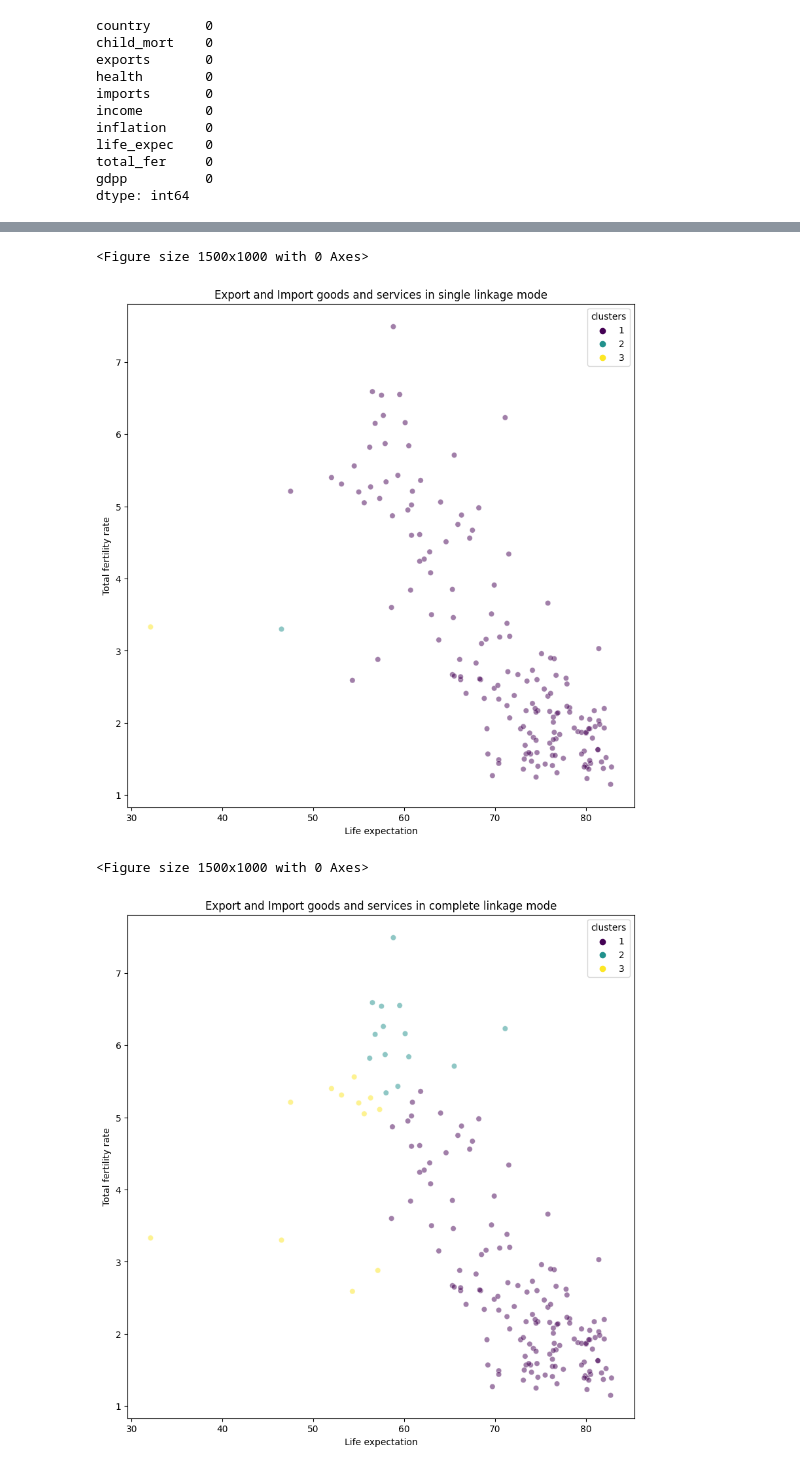
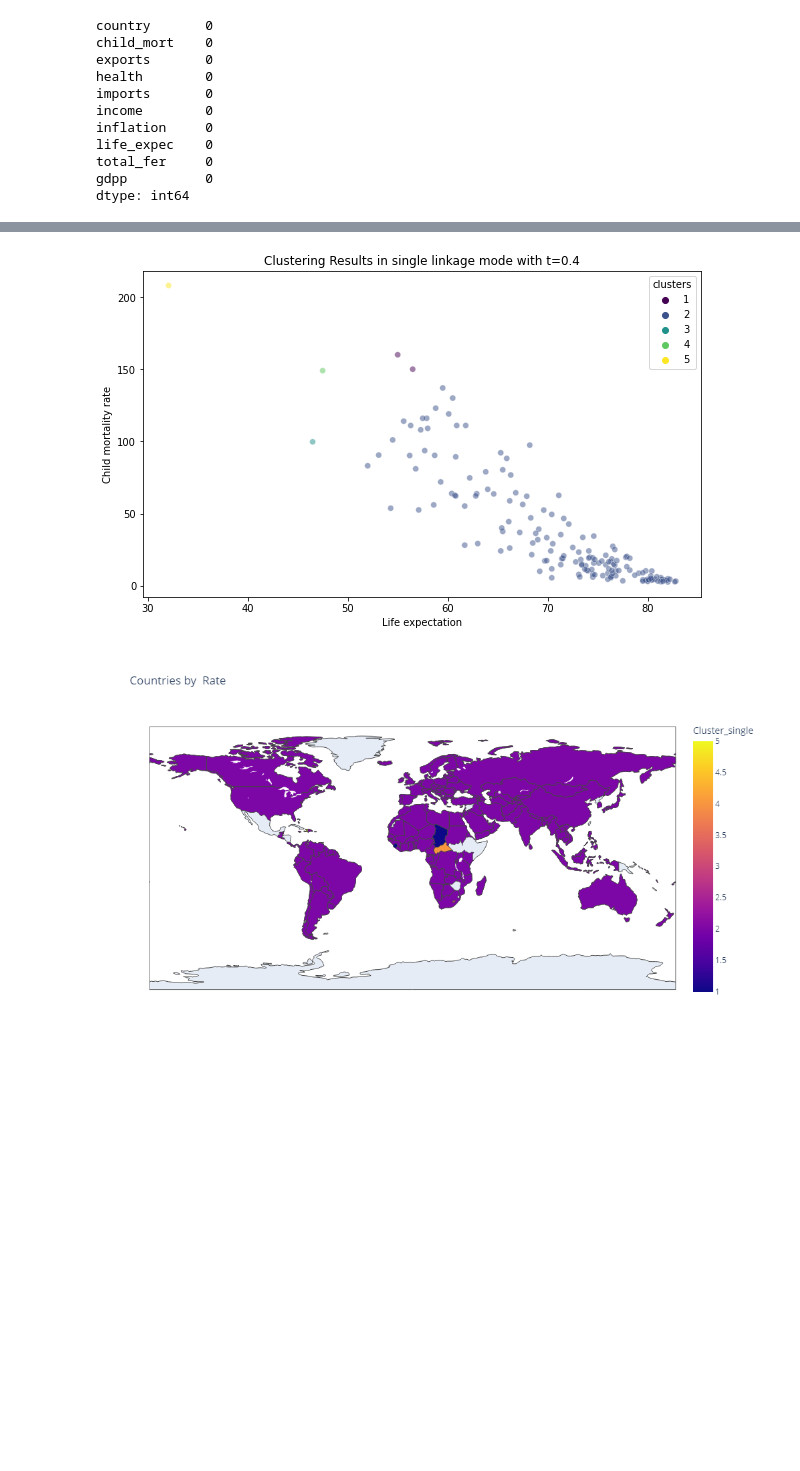
Before and after one commit to sahathat/dataSci, a Jupyter notebook: machineLearning/unsupervised/G7-Country-Datasets.ipynb, the cells around one changed output, grey strips where cells are left out. Cells and saved outputs as stored; diff of their text form; code cells hidden in the pictures; blank space fills up the shorter version.

Commit message:
update final version of clustering project

```diff
--- a/machineLearning/unsupervised/G7-Country-Datasets.ipynb
+++ b/machineLearning/unsupervised/G7-Country-Datasets.ipynb
@@ -85,0 +125,10 @@ plt.show()
+# %%
+df['country'] = df['country'].replace('Congo, Dem. Rep.', 'Democratic Republic of the Congo')
+df['country'] = df['country'].replace('Congo, Rep.', 'Republic of the Congo')
+df['country'] = df['country'].replace('''Cote d'Ivoire''', 'Ivory Coast')
+df['country'] = df['country'].replace('Lao', 'Laos')
+df['country'] = df['country'].replace('Macedonia, FYR', 'Macedonia')
+df['country'] = df['country'].replace('Micronesia, Fed. Sts.', 'Federated States of Micronesia')
+df['country'] = df['country'].replace('St. Vincent and the Grenadines', 'Saint Vincent and the Grenadines')
+df['country'] = df['country'].replace('St. Vincent and the Grenadines', 'Saint Vincent and the Grenadines')
+df['country'] = df['country'].replace('Timor-Leste', 'East Timor')
@@ -86,5 +149,5 @@ plt.show()
 # %%
-columns = ["life_expec","total_fer"]
+columns = ["life_expec","child_mort"]
 
 selected_df = df[columns].copy()
 selected_df
@@ -143,39 +205,43 @@ for method in methods:
 # %%
 # Determine the clusters using fcluster
 from scipy.cluster.hierarchy import fcluster
+import plotly.express as px
 
-
-max_d = [0.8,4,2,10]  # Adjust this value based on the dendrogram
+max_d = [0.4,4,2,10]  # Adjust this value based on the dendrogram
 i = 0
 
 cluster_df = df.copy()
-del cluster_df["country"]
 for method in methods:
     clusters = fcluster(linkage_col[method], t=max_d[i], criterion='distance')
 
     # Add the cluster labels to the DataFrame
     cluster_df['Cluster_'+method] = clusters
 
     # Plot the clusters
-    plt.figure(figsize=(15, 10))
+    plt.figure(figsize=(10, 6))
 
     # # Create scatter plot for each cluster
     # for cluster_id in selected_df['Cluster'].unique():
     #     cluster_df = cluster_df[cluster_df['Cluster'] == cluster_id]
 
     # sns.boxplot(x="work_year", y="salary_in_usd", data=cluster_df ,hue='Cluster', palette="deep")
-    fig, ax = plt.subplots(figsize=(10,10))
-    sns.scatterplot(x='life_expec', y='total_fer', data=cluster_df, hue='Cluster_'+method, ax=ax, palette='viridis', alpha=0.5, )
-    ax.set_title('Comparison of life expectation and total fertility rate')
-
-    plt.ylabel("Total fertility rate")
+    # fig, ax = plt.subplots(figsize=(10,10))
+    sns.scatterplot(x='life_expec', y='child_mort', data=cluster_df, hue='Cluster_'+method, palette='viridis', alpha=0.5)
     plt.xlabel("Life expectation")
-    plt.title(f"Export and Import goods and services in {method} linkage mode")
+    plt.ylabel("Child mortality rate")
+    plt.title(f"Clustering Results in {method} linkage mode with t={max_d[i]}")
     plt.legend(title="clusters",loc="upper right")
     plt.show()
+
+    fig = px.choropleth(cluster_df,
+      locationmode='country names',
+      locations='country',
+      color='Cluster_'+method,
+      title=f'Countries by  Rate',
+      width=1000, height=600
+    )
+    fig.show()
     i = i + 1
 # %% [output]
-<Figure size 1500x1000 with 0 Axes>
-[figure, old version]
+[figure, new version]
-<Figure size 1500x1000 with 0 Axes>
-[figure, old version]
+[figure, new version]
```
Also changed, not shown: parts of 20 cells of this notebook.
